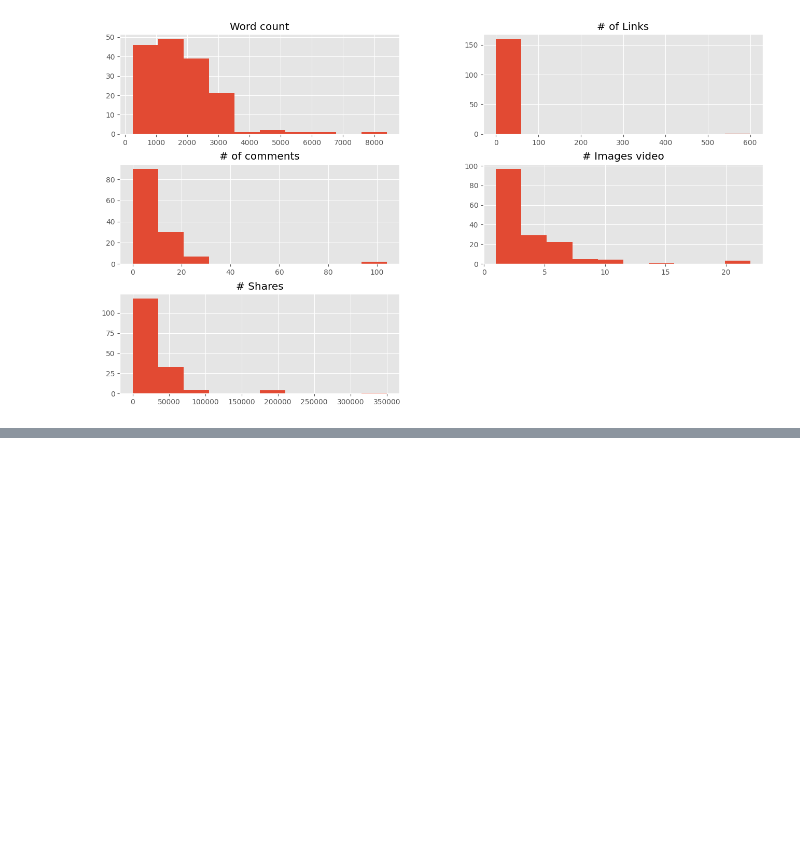
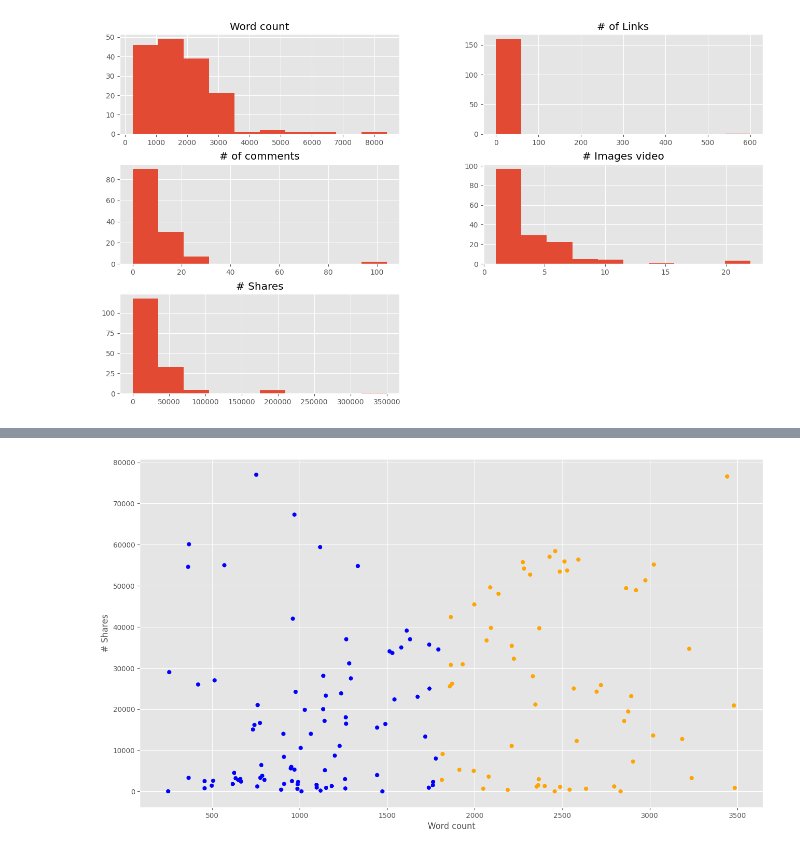
Before and after one commit to giovanirojascuela/2025_5TO01, a Jupyter notebook: TALLER/Dia 02/EJERCICIO_05.ipynb, the cells around one changed output, grey strips where cells are left out. Cells and saved outputs as stored; diff of their text form; code cells hidden in the pictures; blank space fills up the shorter version.

```diff
--- a/TALLER/Dia 02/EJERCICIO_05.ipynb
+++ b/TALLER/Dia 02/EJERCICIO_05.ipynb
@@ -55,0 +74,18 @@ plt.show()
+# %%
+
+#Filtrar informacion relevante
+filtro_data=data[(data['Word count']<3500)&(data['# Shares']<=80000)]
+f1=filtro_data['Word count'].values
+f2=filtro_data['# Shares'].values
+asignar=[]
+for index,row in filtro_data.iterrows():
+    if row['Word count']>1808:
+        asignar.append(Colores[0])
+    else:
+        asignar.append(Colores[1])
+plt.scatter(f1,f2,c=asignar,s=Tamanios[0])
+plt.xlabel('Word count')
+plt.ylabel('# Shares')
+plt.show()
+# %% [output]
+[figure, added]
```
Also changed, not shown: parts of 8 cells of this notebook.
